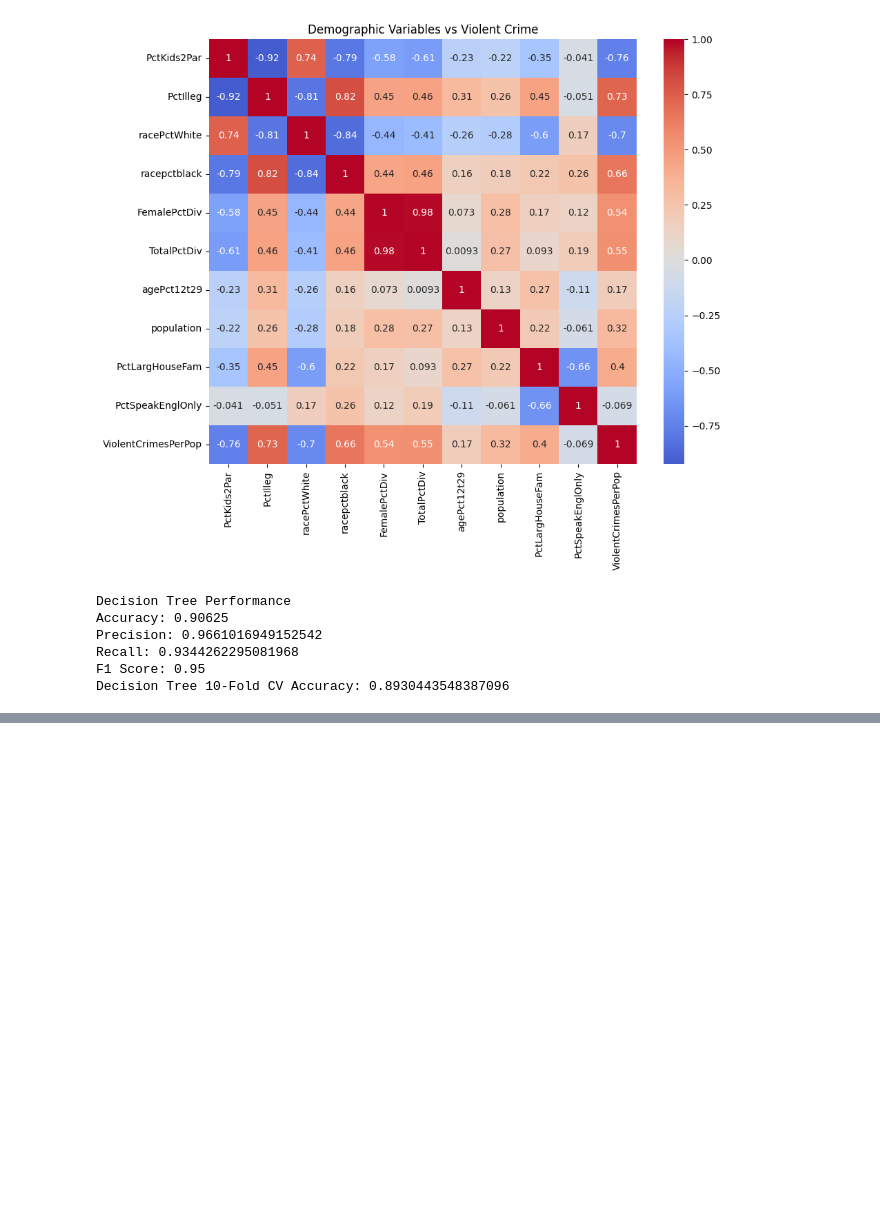
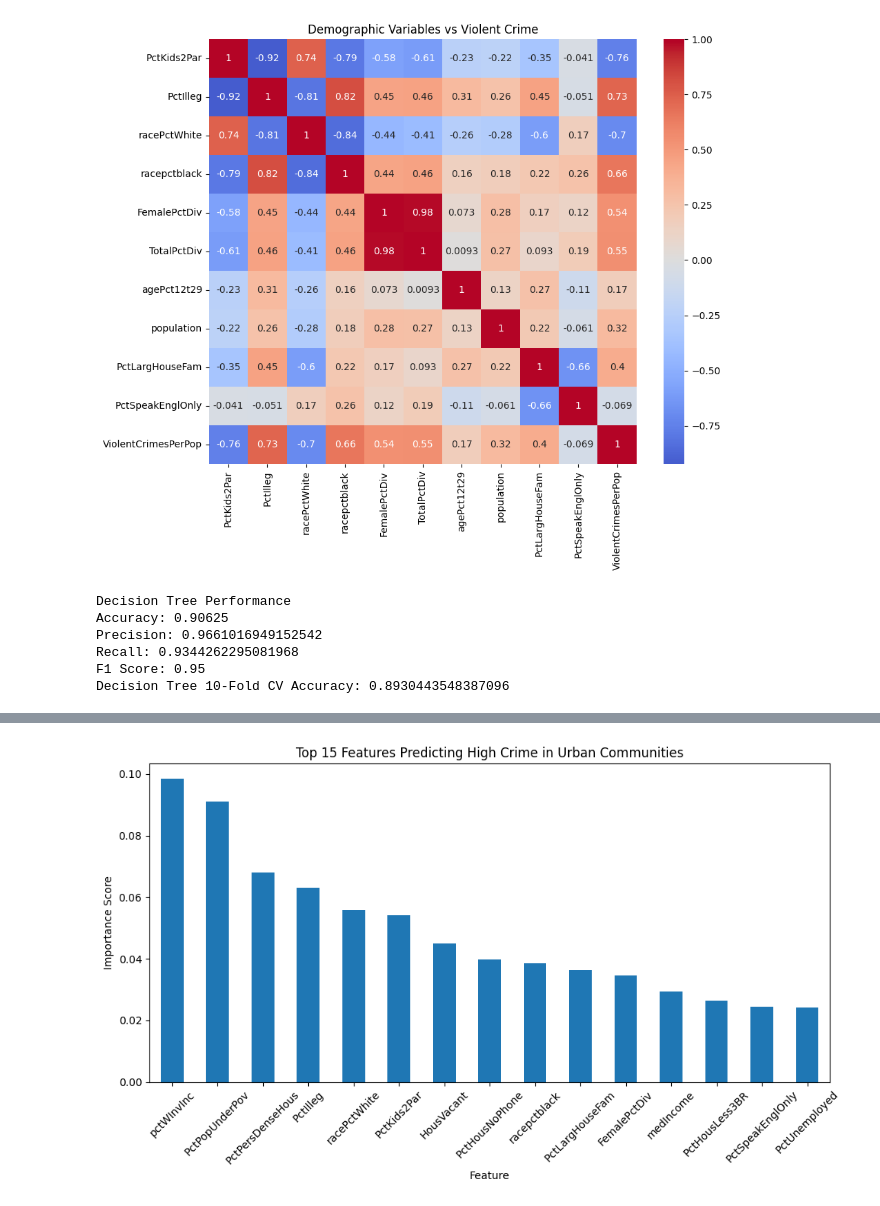
Before and after one commit to nlTyler/urban-crime-statistical-analysis, a Jupyter notebook: 210_Final_1.ipynb, the cells around one changed output, grey strips where cells are left out. Drawn from its saved outputs; the diff is of its cells as text; code cells hidden in the pictures; blank space fills up the shorter version.

```diff
--- a/210_Final_1.ipynb
+++ b/210_Final_1.ipynb
@@ -469,0 +536,21 @@ Decision Tree 10-Fold CV Accuracy: 0.8930443548387096
+# %%
+#Feature Importance Plot: shows which urban variables most influence crime predictin in Random forest
+feature_importance = pd.Series(
+    rf_model.feature_importances_,
+    index=features
+).sort_values(ascending=False)
+
+plt.figure(figsize=(10,6))
+
+feature_importance.head(15).plot(kind='bar')
+
+plt.title("Top 15 Features Predicting High Crime in Urban Communities")
+plt.ylabel("Importance Score")
+plt.xlabel("Feature")
+
+plt.xticks(rotation=45)
+plt.tight_layout()
+
+plt.show()
+# %% [output]
+[figure, added]
```
Also changed, not shown: parts of 7 cells of this notebook.
